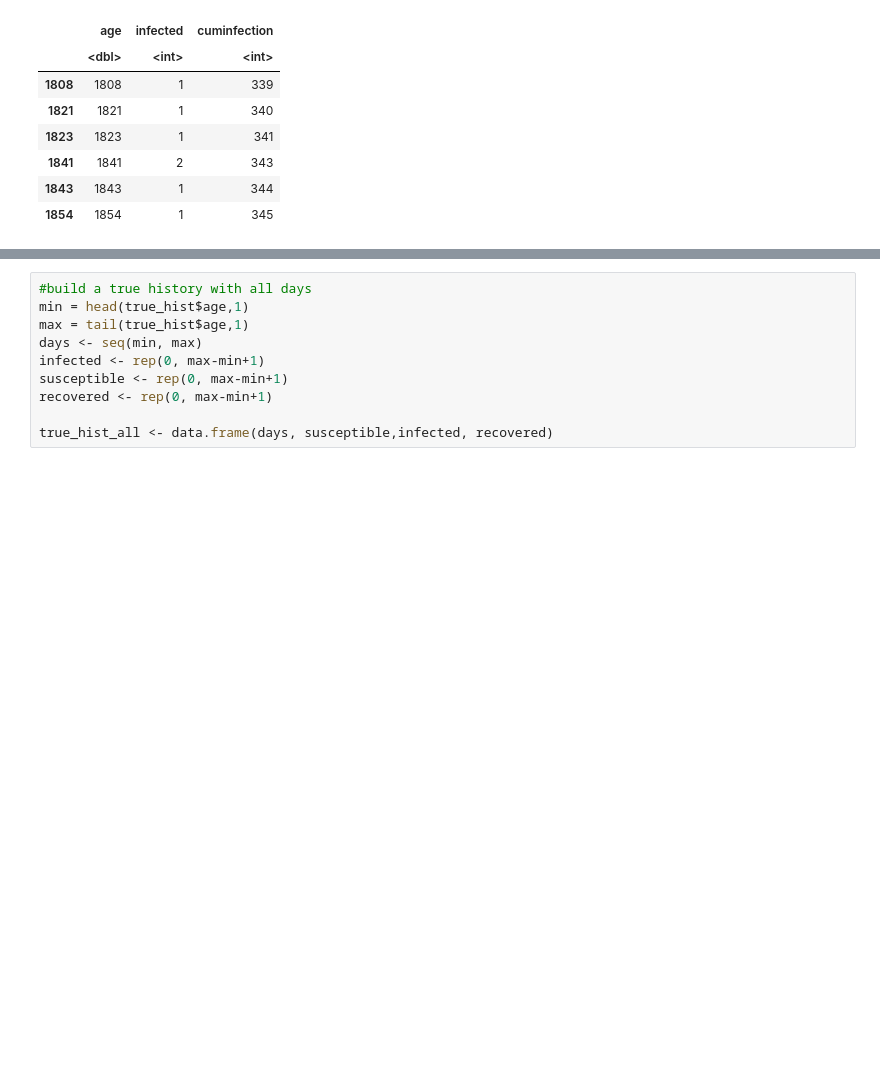
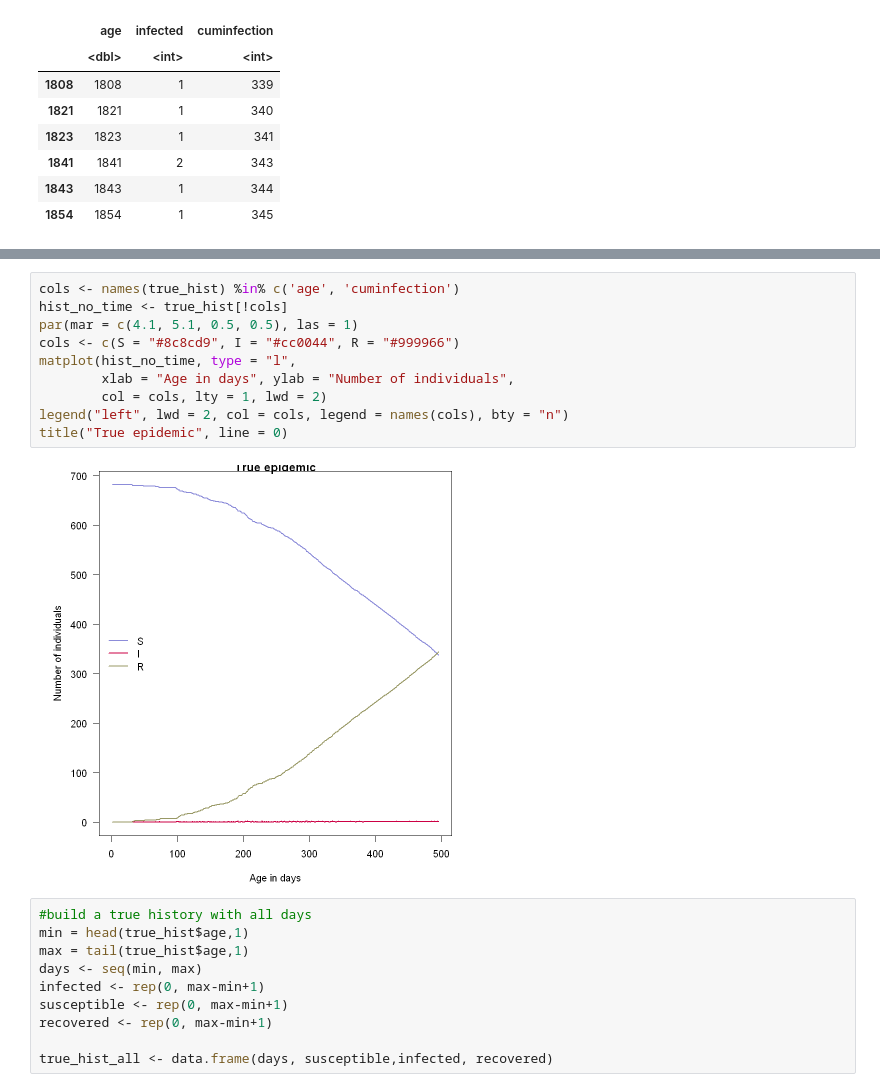
Before and after one commit to jmayer-cgh/RSV_infection_NL, a Jupyter notebook: My model/Trying to use mcstate again.ipynb, the cells around one changed output, grey strips where cells are left out. Drawn from its saved outputs; the diff is of its cells as text; blank space fills up the shorter version.

```diff
--- a/My model/Trying to use mcstate again.ipynb
+++ b/My model/Trying to use mcstate again.ipynb
@@ -61,3 +76,15 @@ A data.frame: 6 × 4
+# %%
+cols <- names(true_hist) %in% c('age', 'cuminfection')
+hist_no_time <- true_hist[!cols]
+par(mar = c(4.1, 5.1, 0.5, 0.5), las = 1)
+cols <- c(S = "#8c8cd9", I = "#cc0044", R = "#999966")
+matplot(hist_no_time, type = "l",
+        xlab = "Age in days", ylab = "Number of individuals",
+        col = cols, lty = 1, lwd = 2)
+legend("left", lwd = 2, col = cols, legend = names(cols), bty = "n")
+title("True epidemic", line = 0)
+# %% [output]
+[figure, added]
 # %%
 #build a true history with all days
 min = head(true_hist$age,1)
```
Also changed, not shown: parts of 14 cells of this notebook.
